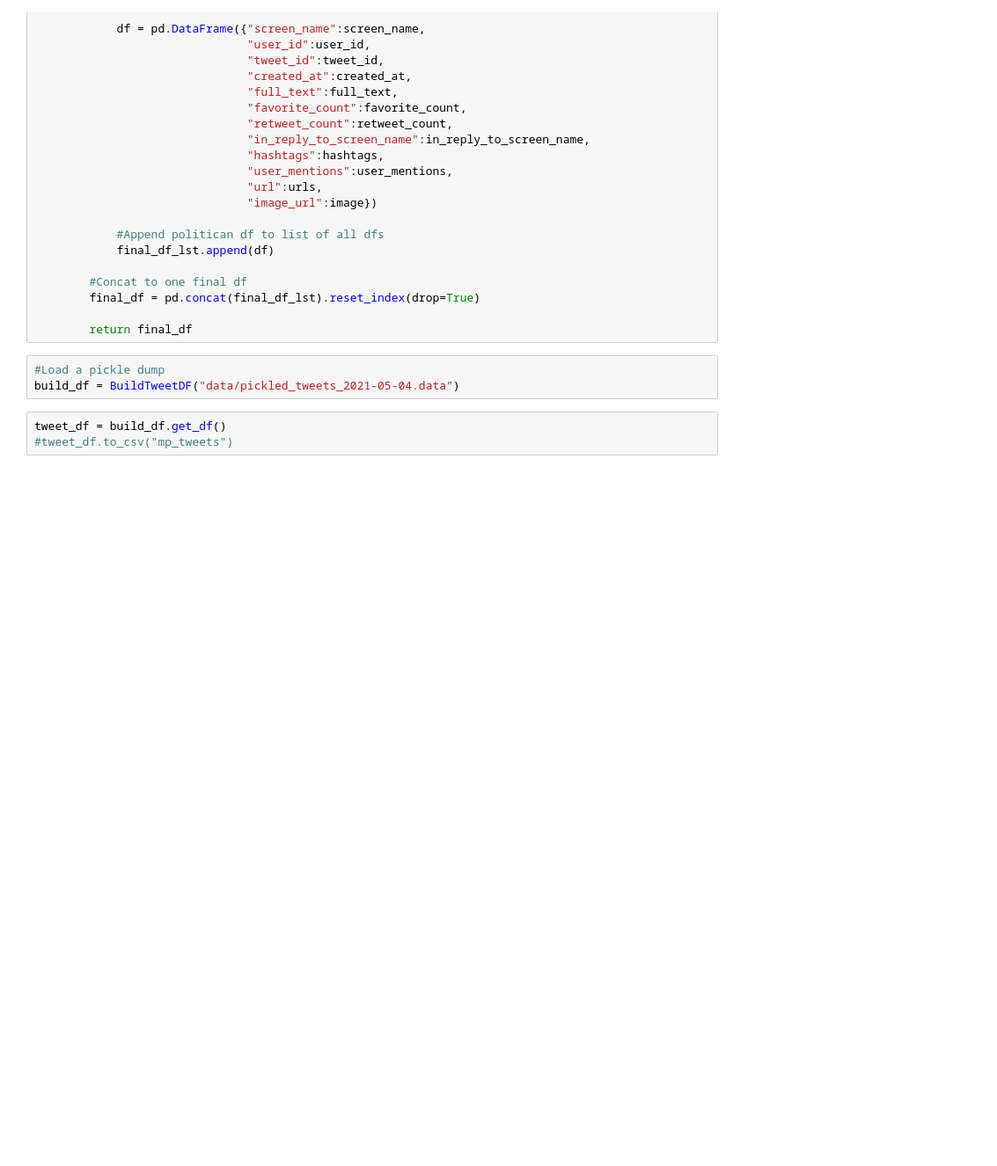
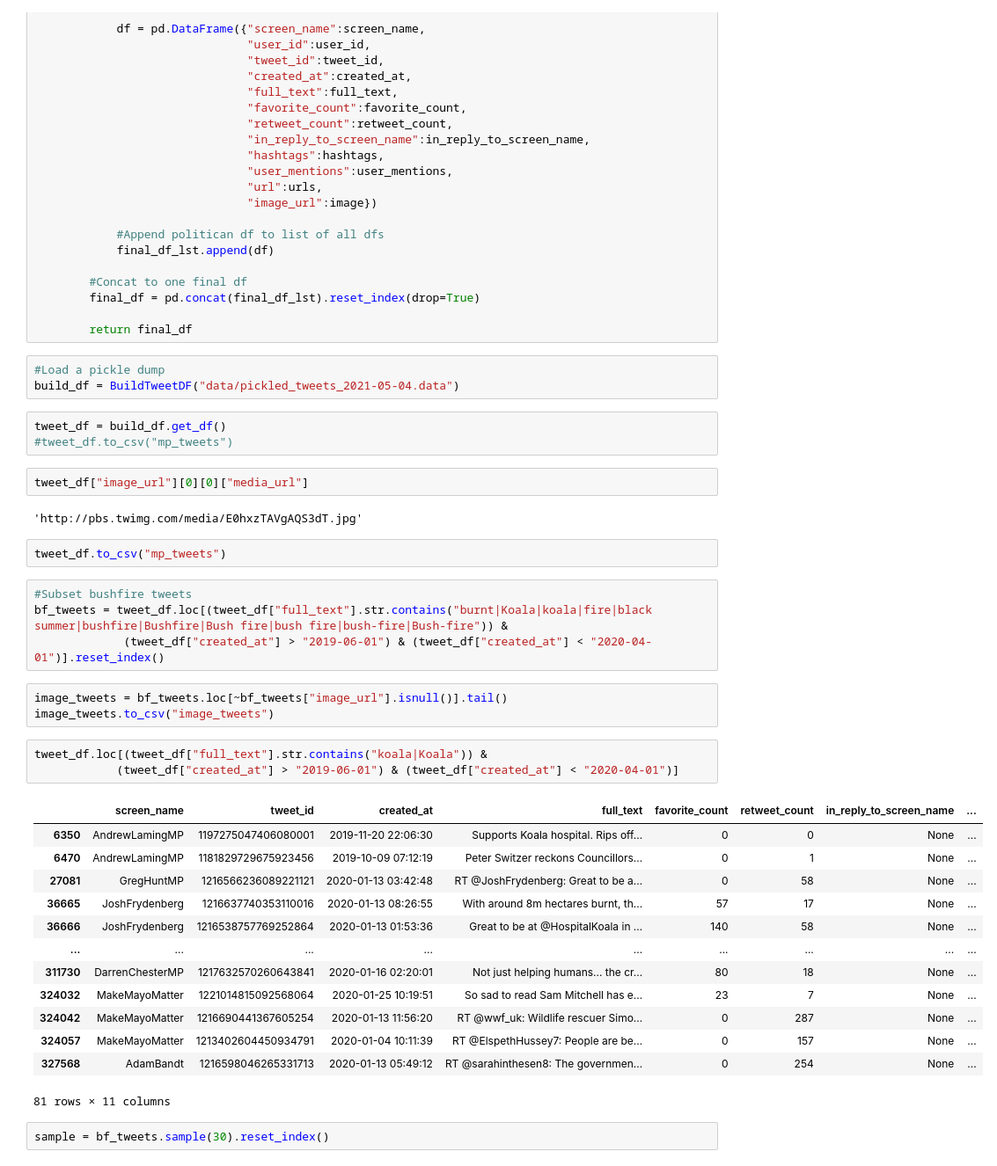
Before and after one commit to frederik-kilpinen/Exam2021-DM-ASDS2, a Jupyter notebook: Notebooks/tweet_collection.ipynb, the cells around one changed output. Shown at 88% size. Saved outputs shown, nothing was run; the diff lists cells and outputs as text; blank space fills up the shorter version.

```diff
--- a/Notebooks/tweet_collection.ipynb
+++ b/Notebooks/tweet_collection.ipynb
@@ -232,3 +252,35 @@ build_df = BuildTweetDF("data/pickled_tweets_2021-05-04.data")
 # %%
 tweet_df = build_df.get_df()
 #tweet_df.to_csv("mp_tweets")
+# %%
+tweet_df["image_url"][0][0]["media_url"]
+# %% [output]
+'http://pbs.twimg.com/media/E0hxzTAVgAQS3dT.jpg'
+# %%
+tweet_df.to_csv("mp_tweets")
+# %%
+#Subset bushfire tweets
+bf_tweets = tweet_df.loc[(tweet_df["full_text"].str.contains("burnt|Koala|koala|fire|black summer|bushfire|Bushfire|Bush fire|bush fire|bush-fire|Bush-fire")) &
+             (tweet_df["created_at"] > "2019-06-01") & (tweet_df["created_at"] < "2020-04-01")].reset_index()
+# %%
+image_tweets = bf_tweets.loc[~bf_tweets["image_url"].isnull()].tail()
+image_tweets.to_csv("image_tweets")
+# %%
+tweet_df.loc[(tweet_df["full_text"].str.contains("koala|Koala")) &
+            (tweet_df["created_at"] > "2019-06-01") & (tweet_df["created_at"] < "2020-04-01")]
+# %% [output]
+|  | screen_name | tweet_id | created_at | full_text | favorite_count | retweet_count | in_reply_to_screen_name | ... |
+| 6350 | AndrewLamingMP | 1197275047406080001 | 2019-11-20 22:06:30 | Supports Koala hospital. Rips off... | 0 | 0 | None | ... |
+| 6470 | AndrewLamingMP | 1181829729675923456 | 2019-10-09 07:12:19 | Peter Switzer reckons Councillors... | 0 | 1 | None | ... |
+| 27081 | GregHuntMP | 1216566236089221121 | 2020-01-13 03:42:48 | RT @JoshFrydenberg: Great to be a... | 0 | 58 | None | ... |
+| 36665 | JoshFrydenberg | 1216637740353110016 | 2020-01-13 08:26:55 | With around 8m hectares burnt, th... | 57 | 17 | None | ... |
+| 36666 | JoshFrydenberg | 1216538757769252864 | 2020-01-13 01:53:36 | Great to be at @HospitalKoala in ... | 140 | 58 | None | ... |
+| ... | ... | ... | ... | ... | ... | ... | ... | ... |
+| 311730 | DarrenChesterMP | 1217632570260643841 | 2020-01-16 02:20:01 | Not just helping humans... the cr... | 80 | 18 | None | ... |
+| 324032 | MakeMayoMatter | 1221014815092568064 | 2020-01-25 10:19:51 | So sad to read Sam Mitchell has e... | 23 | 7 | None | ... |
+| 324042 | MakeMayoMatter | 1216690441367605254 | 2020-01-13 11:56:20 | RT @wwf_uk: Wildlife rescuer Simo... | 0 | 287 | None | ... |
+| 324057 | MakeMayoMatter | 1213402604450934791 | 2020-01-04 10:11:39 | RT @ElspethHussey7: People are be... | 0 | 157 | None | ... |
+| 327568 | AdamBandt | 1216598046265331713 | 2020-01-13 05:49:12 | RT @sarahinthesen8: The governmen... | 0 | 254 | None | ... |
+81 rows × 11 columns
+# %%
+sample = bf_tweets.sample(30).reset_index()
```
Also changed, not shown: parts of 3 cells of this notebook, 5 other files.
